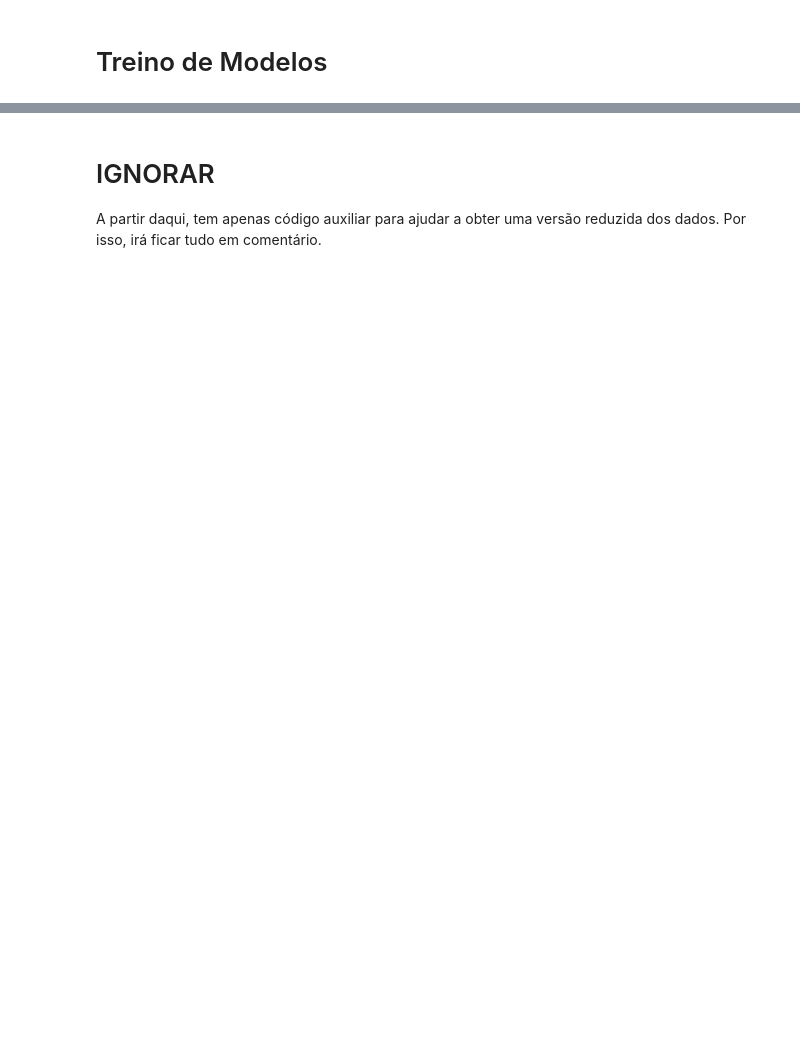
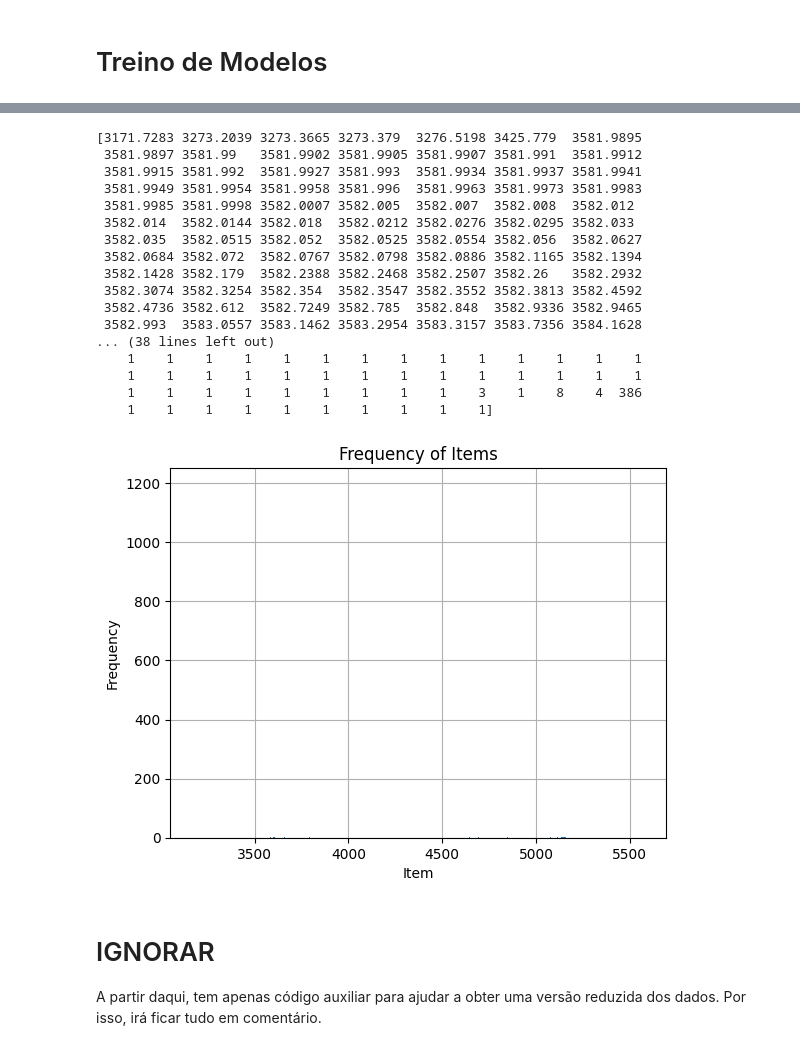
Before and after one commit to GuiSSMartins/DTx-Project, a Jupyter notebook: DTx_Project.ipynb, the cells around one changed output, grey strips where cells are left out. Cells and saved outputs as stored; diff of their text form; code cells hidden in the pictures; blank space fills up the shorter version.

```diff
--- a/DTx_Project.ipynb
+++ b/DTx_Project.ipynb
@@ -123,0 +423,2 @@ plt.show() #pode nem ser colocado
+# %%
+model.fit(dataset,epochs=5000,verbose=1)
@@ -123,0 +444,6 @@ plt.show() #pode nem ser colocado
+# %%
+# Make predictions
+predictions = model.predict(dataset)
+
+print("Predictions:")
+print(predictions)
@@ -124,3 +460,39 @@ plt.show() #pode nem ser colocado
+# %%
+# Flatten the array of arrays into a single list
+flat_data = [item for sublist in predictions for item in sublist]
+
+# Count the frequency of each item
+unique_items, frequencies = np.unique(flat_data, return_counts=True)
+
+print(unique_items)
+print(frequencies)
+
+# Create the frequency plot
+plt.bar(unique_items, frequencies)
+plt.xlabel('Item')
+plt.ylabel('Frequency')
+plt.title('Frequency of Items')
+plt.grid(True)  # Add grid lines
+plt.show()
+# %% [output]
+[3171.7283 3273.2039 3273.3665 3273.379  3276.5198 3425.779  3581.9895
+ 3581.9897 3581.99   3581.9902 3581.9905 3581.9907 3581.991  3581.9912
+ 3581.9915 3581.992  3581.9927 3581.993  3581.9934 3581.9937 3581.9941
+ 3581.9949 3581.9954 3581.9958 3581.996  3581.9963 3581.9973 3581.9983
+ 3581.9985 3581.9998 3582.0007 3582.005  3582.007  3582.008  3582.012
+ 3582.014  3582.0144 3582.018  3582.0212 3582.0276 3582.0295 3582.033
+ 3582.035  3582.0515 3582.052  3582.0525 3582.0554 3582.056  3582.0627
+ 3582.0684 3582.072  3582.0767 3582.0798 3582.0886 3582.1165 3582.1394
+ 3582.1428 3582.179  3582.2388 3582.2468 3582.2507 3582.26   3582.2932
+ 3582.3074 3582.3254 3582.354  3582.3547 3582.3552 3582.3813 3582.4592
+ 3582.4736 3582.612  3582.7249 3582.785  3582.848  3582.9336 3582.9465
+ 3582.993  3583.0557 3583.1462 3583.2954 3583.3157 3583.7356 3584.1628
+... (38 lines left out)
+    1    1    1    1    1    1    1    1    1    1    1    1    1    1
+    1    1    1    1    1    1    1    1    1    1    1    1    1    1
+    1    1    1    1    1    1    1    1    1    3    1    8    4  386
+    1    1    1    1    1    1    1    1    1    1]
+[figure, added]
 # %% [markdown]
 # IGNORAR
 
```
Also changed, not shown: parts of 18 cells of this notebook.
